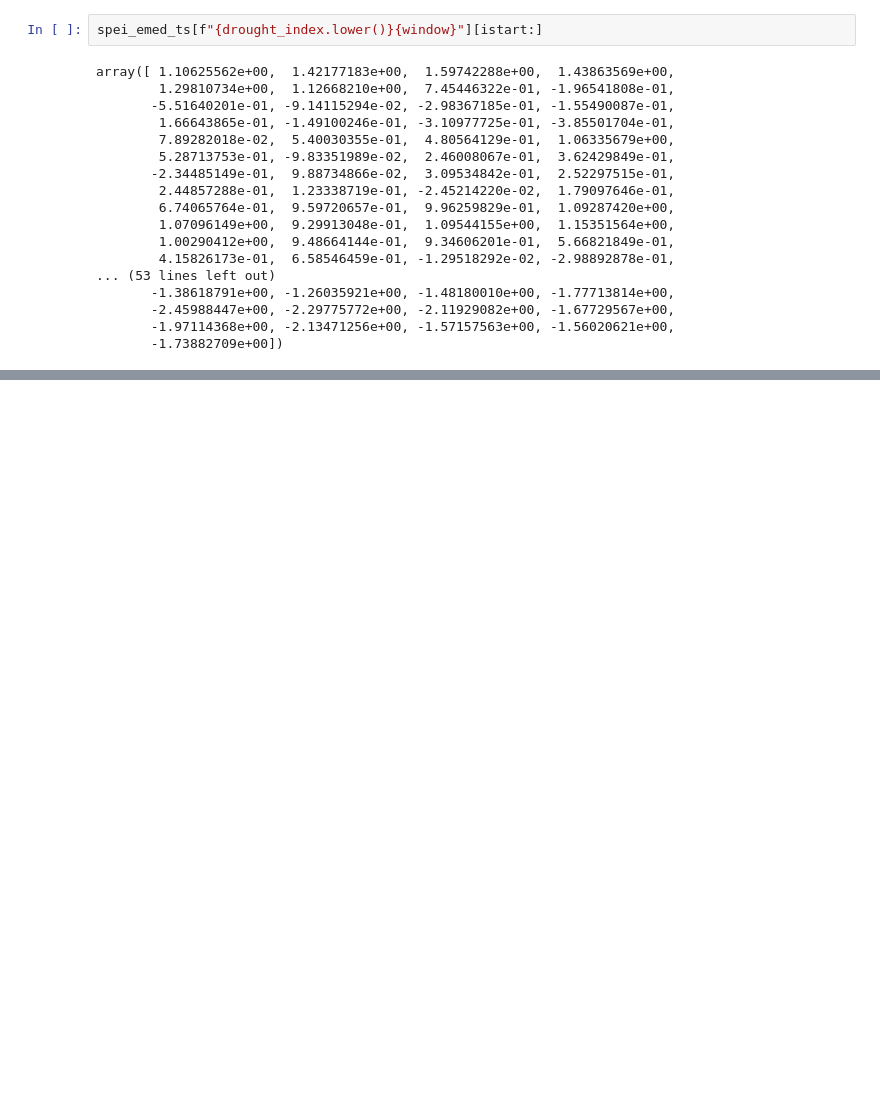
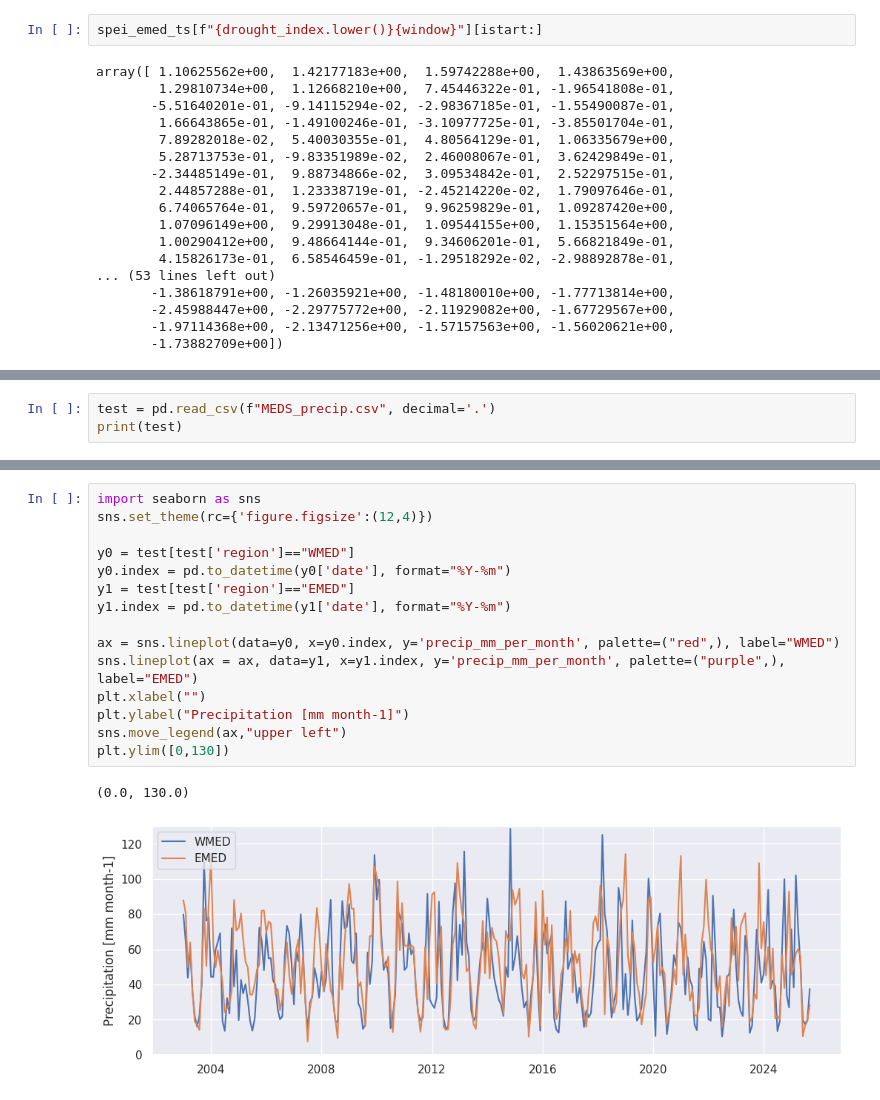
Before and after one commit to jkeune/drought-on-demand, a Jupyter notebook: Mediterranean.ipynb, the cells around one changed output, grey strips where cells are left out. Saved outputs shown, nothing was run; the diff lists cells and outputs as text; blank space fills up the shorter version.

```diff
--- a/Mediterranean.ipynb
+++ b/Mediterranean.ipynb
@@ -616,0 +703,3 @@ array([ 1.10625562e+00,  1.42177183e+00,  1.59742288e+00,  1.43863569e+00,
+# %%
+test = pd.read_csv(f"MEDS_precip.csv", decimal='.')
+print(test)
@@ -616,0 +721,18 @@ array([ 1.10625562e+00,  1.42177183e+00,  1.59742288e+00,  1.43863569e+00,
+# %%
+import seaborn as sns
+sns.set_theme(rc={'figure.figsize':(12,4)})
+
+y0 = test[test['region']=="WMED"]
+y0.index = pd.to_datetime(y0['date'], format="%Y-%m")
+y1 = test[test['region']=="EMED"]
+y1.index = pd.to_datetime(y1['date'], format="%Y-%m")
+
+ax = sns.lineplot(data=y0, x=y0.index, y='precip_mm_per_month', palette=("red",), label="WMED")
+sns.lineplot(ax = ax, data=y1, x=y1.index, y='precip_mm_per_month', palette=("purple",), label="EMED")
+plt.xlabel("")
+plt.ylabel("Precipitation [mm month-1]")
+sns.move_legend(ax,"upper left")
+plt.ylim([0,130])
+# %% [output]
+(0.0, 130.0)
+[figure, added]
```
Also changed, not shown: parts of 11 cells of this notebook.
